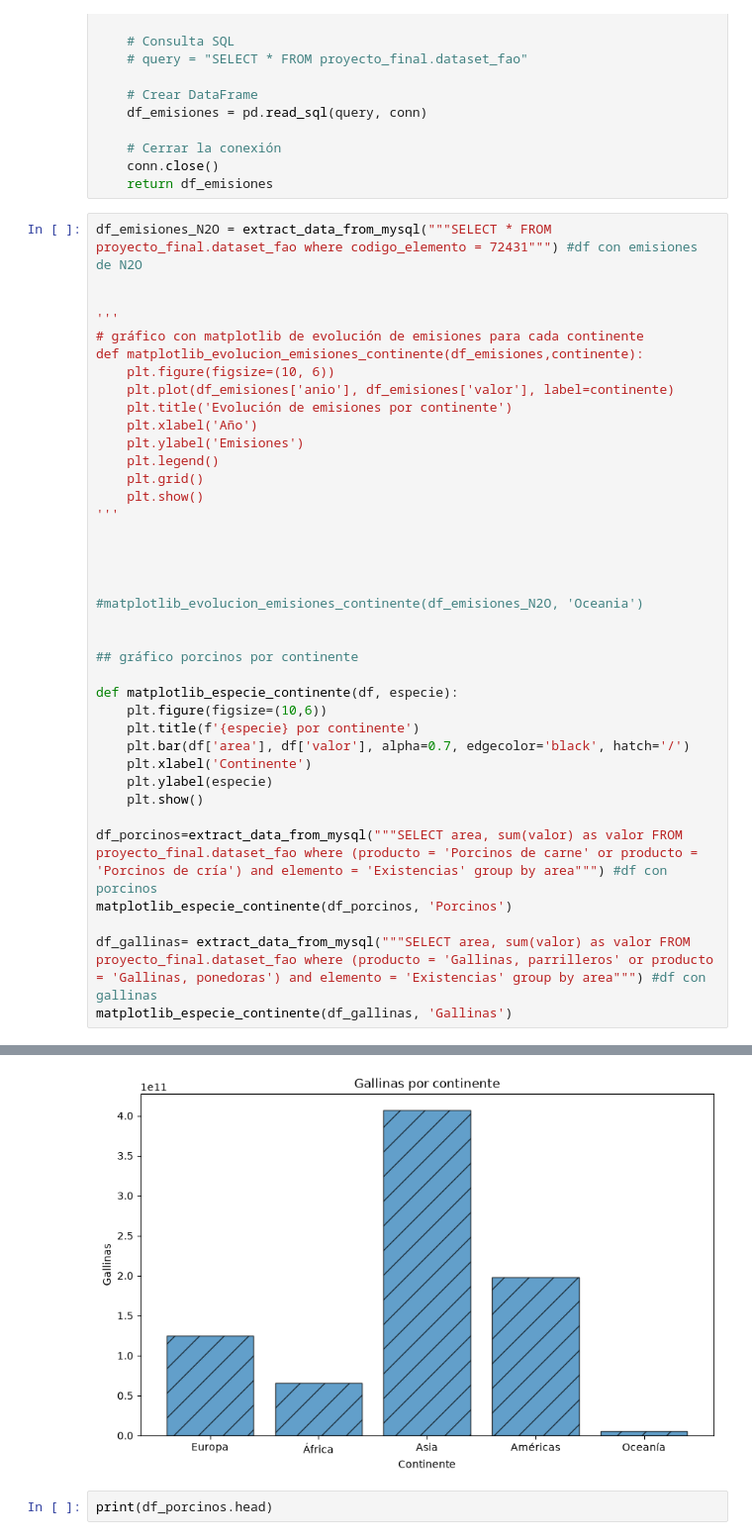
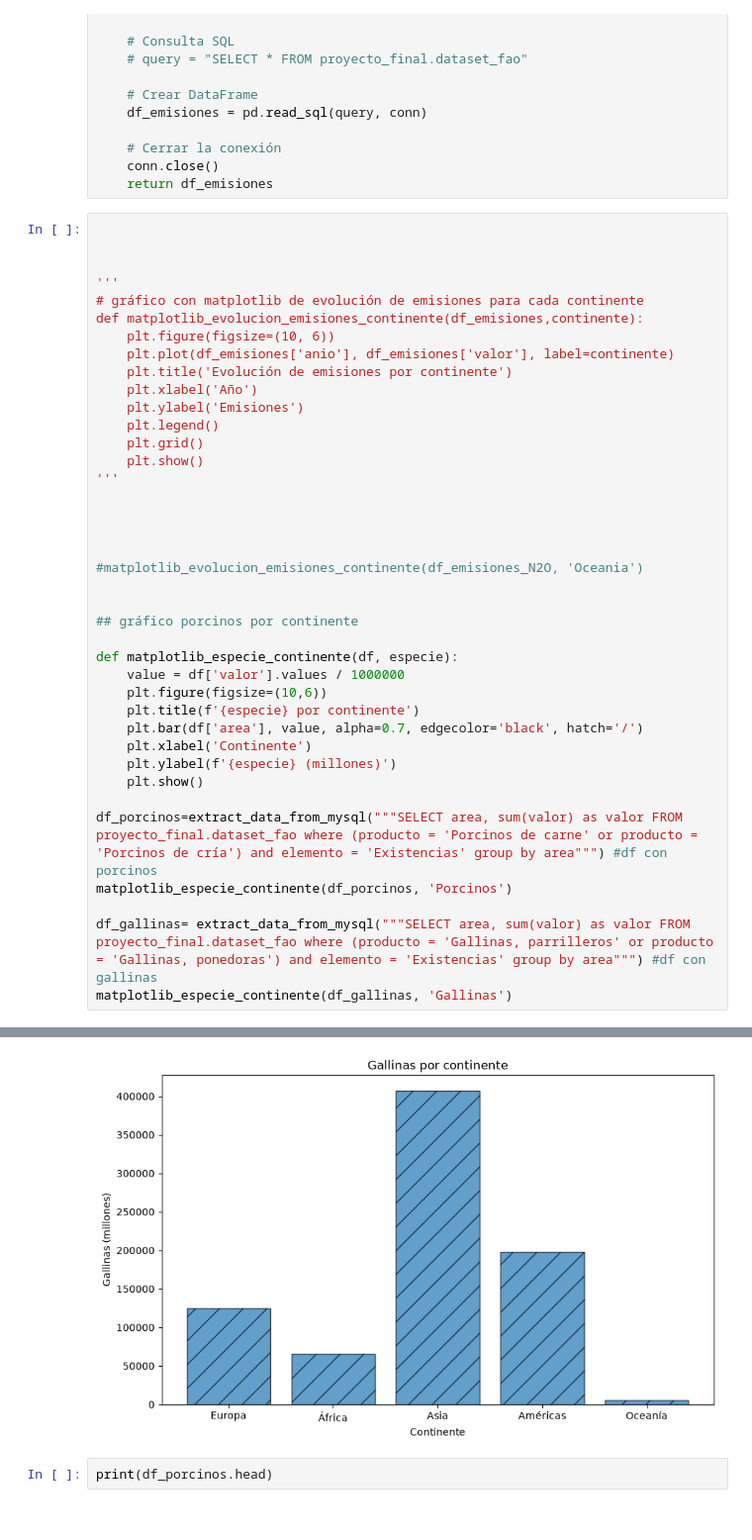
Before and after one commit to LaraDelCerro/Proyecto_final_big_data, a Jupyter notebook: emisiones.ipynb, the cells around one changed output, grey strips where cells are left out. Shown at 99% size. Drawn from its saved outputs; the diff is of its cells as text.

```diff
--- a/emisiones.ipynb
+++ b/emisiones.ipynb
@@ -28,7 +30,7 @@ def extract_data_from_mysql(query):
     conn.close()
     return df_emisiones
 # %%
-df_emisiones_N2O = extract_data_from_mysql("""SELECT * FROM proyecto_final.dataset_fao where codigo_elemento = 72431""") #df con emisiones de N2O
+
 
 
 '''
@@ -53,11 +55,12 @@ def matplotlib_evolucion_emisiones_continente(df_emisiones,continente):
 ## gráfico porcinos por continente
 
 def matplotlib_especie_continente(df, especie):
+    value = df['valor'].values / 1000000
     plt.figure(figsize=(10,6))
     plt.title(f'{especie} por continente')
-    plt.bar(df['area'], df['valor'], alpha=0.7, edgecolor='black', hatch='/')
+    plt.bar(df['area'], value, alpha=0.7, edgecolor='black', hatch='/')
     plt.xlabel('Continente')
-    plt.ylabel(especie)
+    plt.ylabel(f'{especie} (millones)')
     plt.show()
 
 df_porcinos=extract_data_from_mysql("""SELECT area, sum(valor) as valor FROM proyecto_final.dataset_fao where (producto = 'Porcinos de carne' or producto = 'Porcinos de cría') and elemento = 'Existencias' group by area""") #df con porcinos
@@ -70,4 +73,4 @@ matplotlib_especie_continente(df_gallinas, 'Gallinas')
-[figure, old version]
+[figure, new version]
 # %%
 print(df_porcinos.head)
 # %% [output]
```
Also changed, not shown: parts of 6 cells of this notebook, 2 other files.
